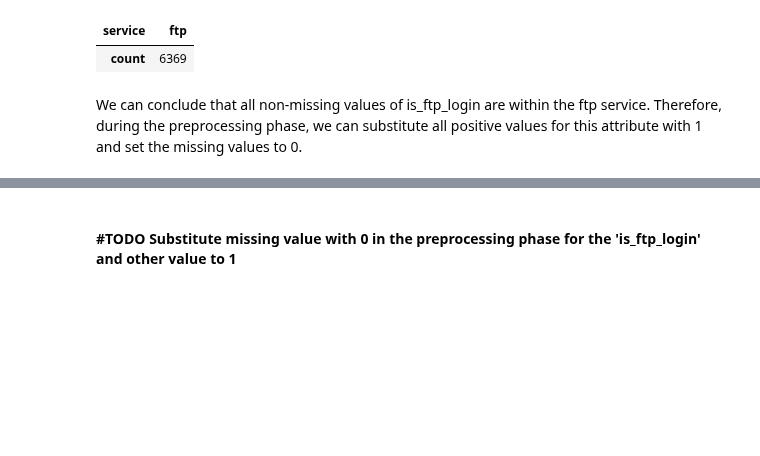
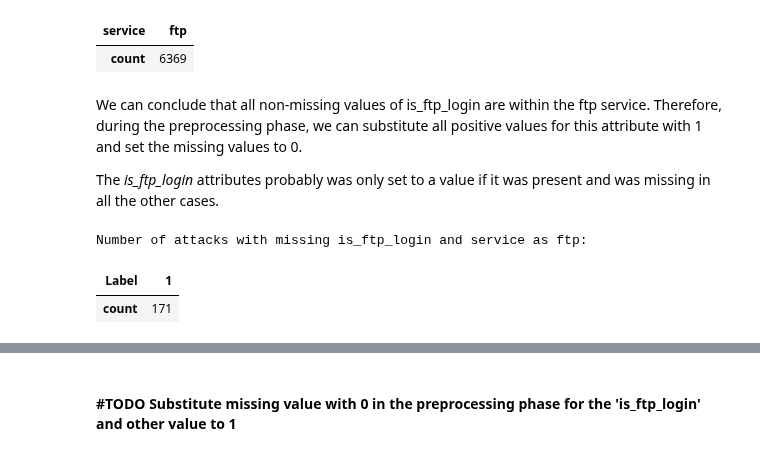
Before and after one commit to Mugna46/AI_project, a Jupyter notebook: AI.ipynb, the cells around one changed output, grey strips where cells are left out. Cells and saved outputs as stored; diff of their text form; code cells hidden in the pictures; blank space fills up the shorter version.

Commit message:
feat(notebook): another analysis for is_ftp_login attributes

```diff
--- a/AI.ipynb
+++ b/AI.ipynb
@@ -510,3 +510,17 @@ service_count.to_frame().T
 | count | 6369 |
 # %% [markdown]
 We can conclude that all non-missing values of is_ftp_login are within the ftp service. Therefore, during the preprocessing phase, we can substitute all positive values for this attribute with 1 and set the missing values to 0.
+
+The *is_ftp_login* attributes probably was only set to a value if it was present and was missing in all the other cases.
+# %%
+non_missing_is_ftp_login_null = df[df['is_ftp_login'].isnull()]
+
+non_missing_is_ftp_login_rows_attack = non_missing_is_ftp_login_null[(non_missing_is_ftp_login_null['Label'] == 1) & (non_missing_is_ftp_login_null['service'] == 'ftp')]
+service_count = non_missing_is_ftp_login_rows_attack['Label'].value_counts()
+
+print("Number of attacks with missing is_ftp_login and service as ftp:")
+service_count.to_frame().T
+# %% [output]
+Number of attacks with missing is_ftp_login and service as ftp:
+| Label | 1 |
+| count | 171 |
```
Also changed, not shown: parts of 1 cell of this notebook.
